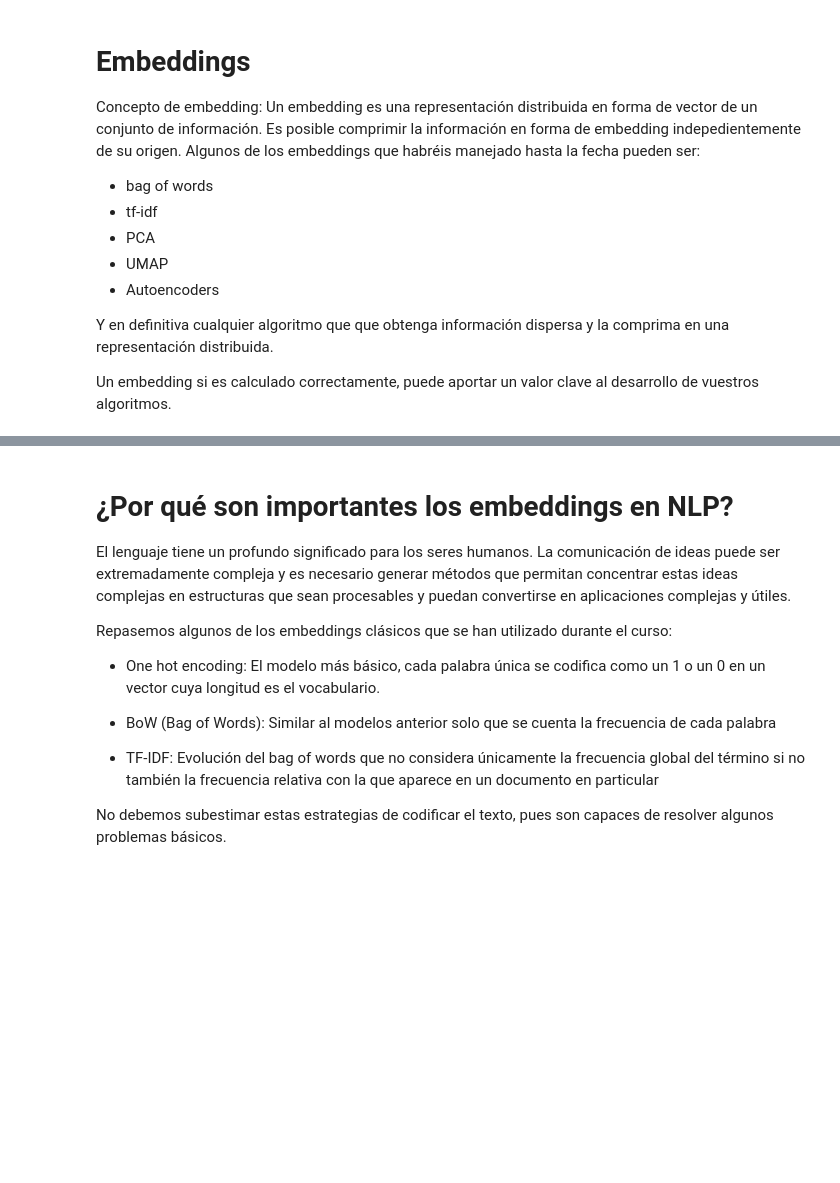
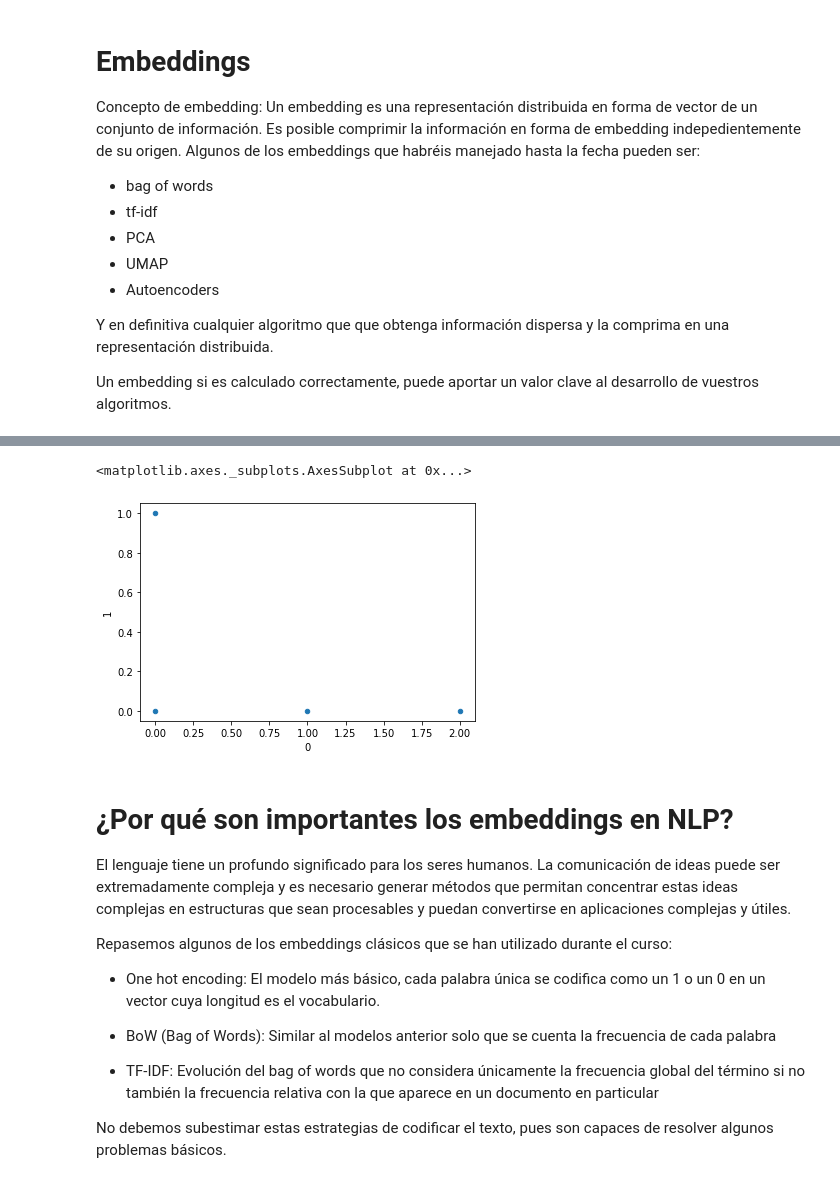
Before and after one commit to vicentcamison/idal_ia3, a Jupyter notebook: 5 Procesado del lenguaje natural/Sesion 4/2_modelos_secuenciales.ipynb, the cells around one changed output, grey strips where cells are left out. Saved outputs shown, nothing was run; the diff lists cells and outputs as text; code cells hidden in the pictures; blank space fills up the shorter version.

```diff
--- a/5 Procesado del lenguaje natural/Sesion 4/2_modelos_secuenciales.ipynb
+++ b/5 Procesado del lenguaje natural/Sesion 4/2_modelos_secuenciales.ipynb
@@ -103,3 +113,14 @@ Un embedding si es calculado correctamente, puede aportar un valor clave al desa
+# %%
+vocabulario = ['Perro', 'Gato', 'Zorro', 'Agua con gas']
+perro = [1, 0, 0]
+gato = [0, 1, 0]
+zorro = [0, 0, 1]
+agua_con_gas = [2, 0, 0]
+df = pd.DataFrame([perro, gato, zorro, agua_con_gas])
+df.plot(x=0, y=1, kind='scatter')
+# %% [output]
+<matplotlib.axes._subplots.AxesSubplot at 0x...>
+[figure, added]
 # %% [markdown]
 # ¿Por qué son importantes los embeddings en NLP?
 
```
Also changed, not shown: parts of 24 cells of this notebook.
